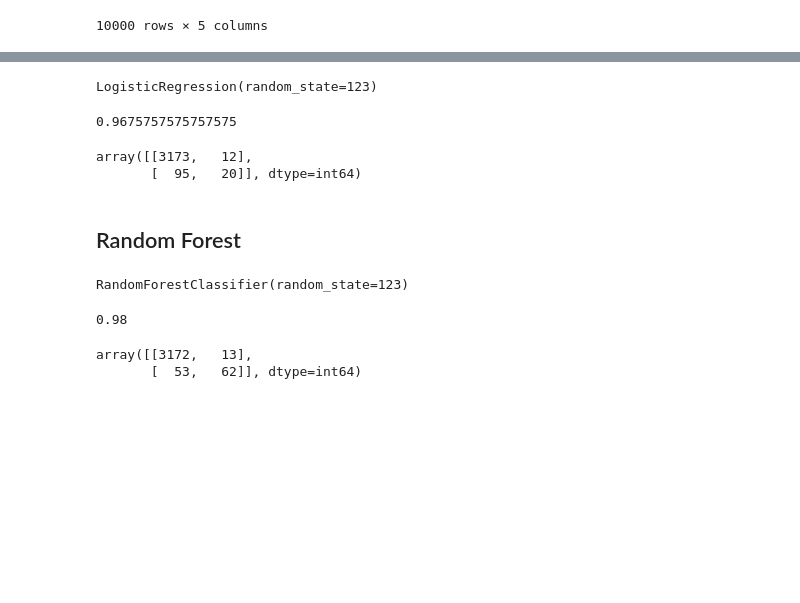
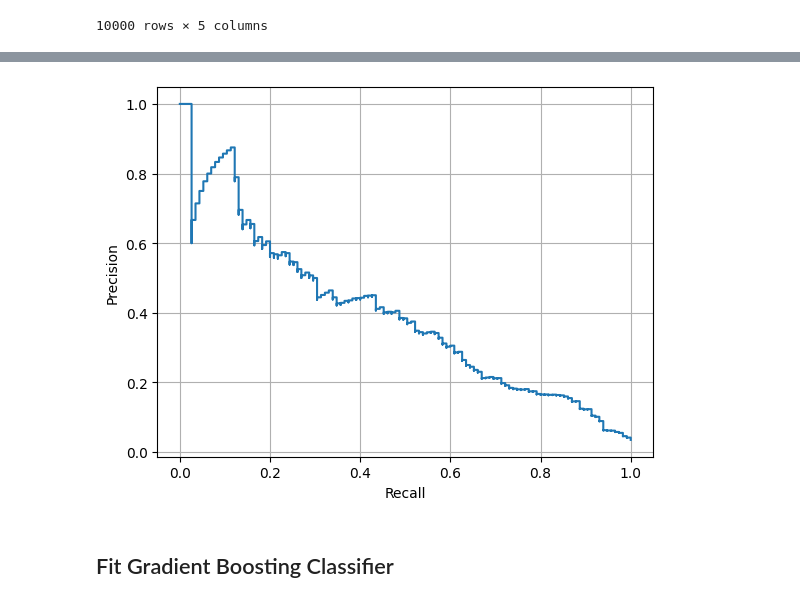
Before and after one commit to Sebastian1981/CBM_DataSimulator, a Jupyter notebook: notebooks/eda.ipynb, the cells around one changed output, grey strips where cells are left out. Saved outputs shown, nothing was run; the diff lists cells and outputs as text; code cells hidden in the pictures; blank space fills up the shorter version.

```diff
--- a/notebooks/eda.ipynb
+++ b/notebooks/eda.ipynb
@@ -76,4 +90,14 @@ clf = LogisticRegression(random_state=123)
+# %%
+# precision recall curve
+y_score = clf.decision_function(X_test)
+prec, recall, _ = precision_recall_curve(y_test, y_score, pos_label=clf.classes_[1])
+pr_display = PrecisionRecallDisplay(precision=prec, recall=recall).plot()
+plt.grid()
+# %% [output]
+[figure, added]
+# %% [markdown]
+## Fit Gradient Boosting Classifier
 # %%
+clf = GradientBoostingClassifier(random_state=123)
 clf.fit(X_train, y_train)
+y_pred = clf.predict(X_test)
-# %% [output]
-LogisticRegression(random_state=123)
@@ -82,23 +103,0 @@ y_pred =clf.predict(X_test)
-# %%
-# Overall accuracy
-clf.score(X_test, y_test)
-# %% [output]
-0.9675757575757575
-# %%
-confusion_matrix = metrics.confusion_matrix(y_test, y_pred)
-confusion_matrix
-# %% [output]
-array([[3173,   12],
-       [  95,   20]], dtype=int64)
-# %% [markdown]
-## Random Forest
-# %%
-clf = RandomForestClassifier(random_state=123)
-clf.fit(X_train, y_train)
-# %% [output]
-RandomForestClassifier(random_state=123)
-# %%
-# Overall accuracy
-clf.score(X_test, y_test)
-# %% [output]
-0.98
@@ -107,6 +103,0 @@ y_pred =clf.predict(X_test)
-# %%
-confusion_matrix = metrics.confusion_matrix(y_test, y_pred)
-confusion_matrix
-# %% [output]
-array([[3172,   13],
-       [  53,   62]], dtype=int64)
```
Also changed, not shown: parts of 15 cells of this notebook.
